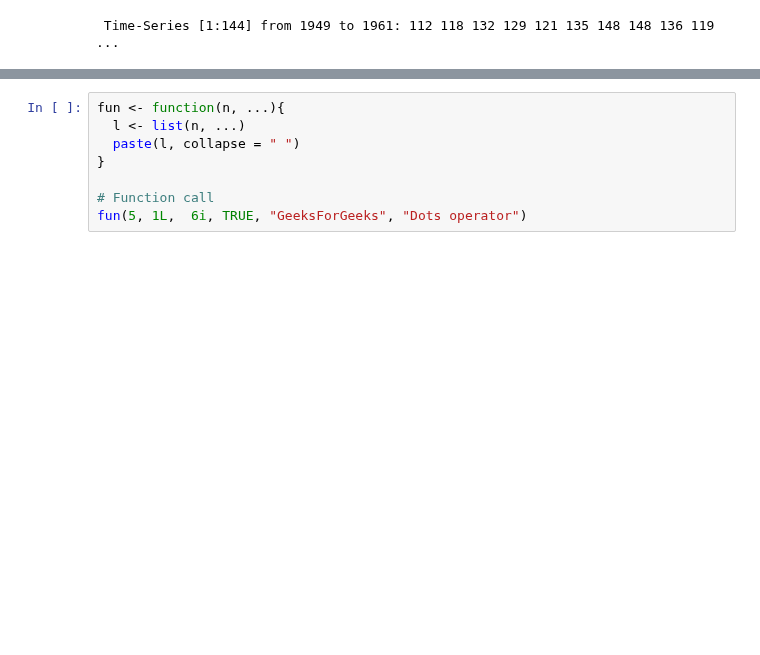
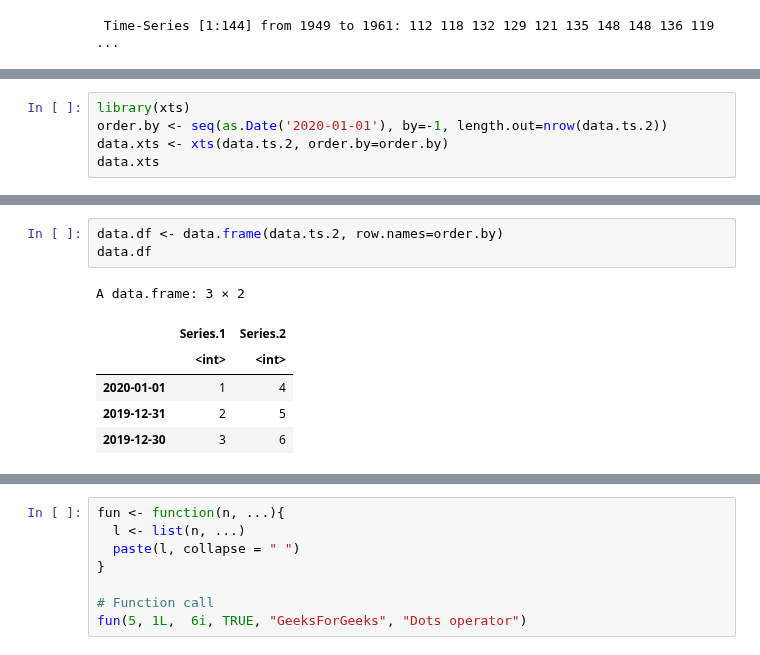
Before and after one commit to lbk209/timeseries, a Jupyter notebook: blog_about_R.ipynb, the cells around one changed output, grey strips where cells are left out. Cells and saved outputs as stored; diff of their text form; blank space fills up the shorter version.

```diff
--- a/blog_about_R.ipynb
+++ b/blog_about_R.ipynb
@@ -114,0 +95,5 @@ str(AirPassengers)
+# %%
+library(xts)
+order.by <- seq(as.Date('2020-01-01'), by=-1, length.out=nrow(data.ts.2))
+data.xts <- xts(data.ts.2, order.by=order.by)
+data.xts
@@ -114,0 +122,10 @@ str(AirPassengers)
+# %%
+data.df <- data.frame(data.ts.2, row.names=order.by)
+data.df
+# %% [output]
+A data.frame: 3 × 2
+|  | Series.1 | Series.2 |
+|  | <int> | <int> |
+| 2020-01-01 | 1 | 4 |
+| 2019-12-31 | 2 | 5 |
+| 2019-12-30 | 3 | 6 |
```
Also changed, not shown: parts of 73 cells of this notebook.
